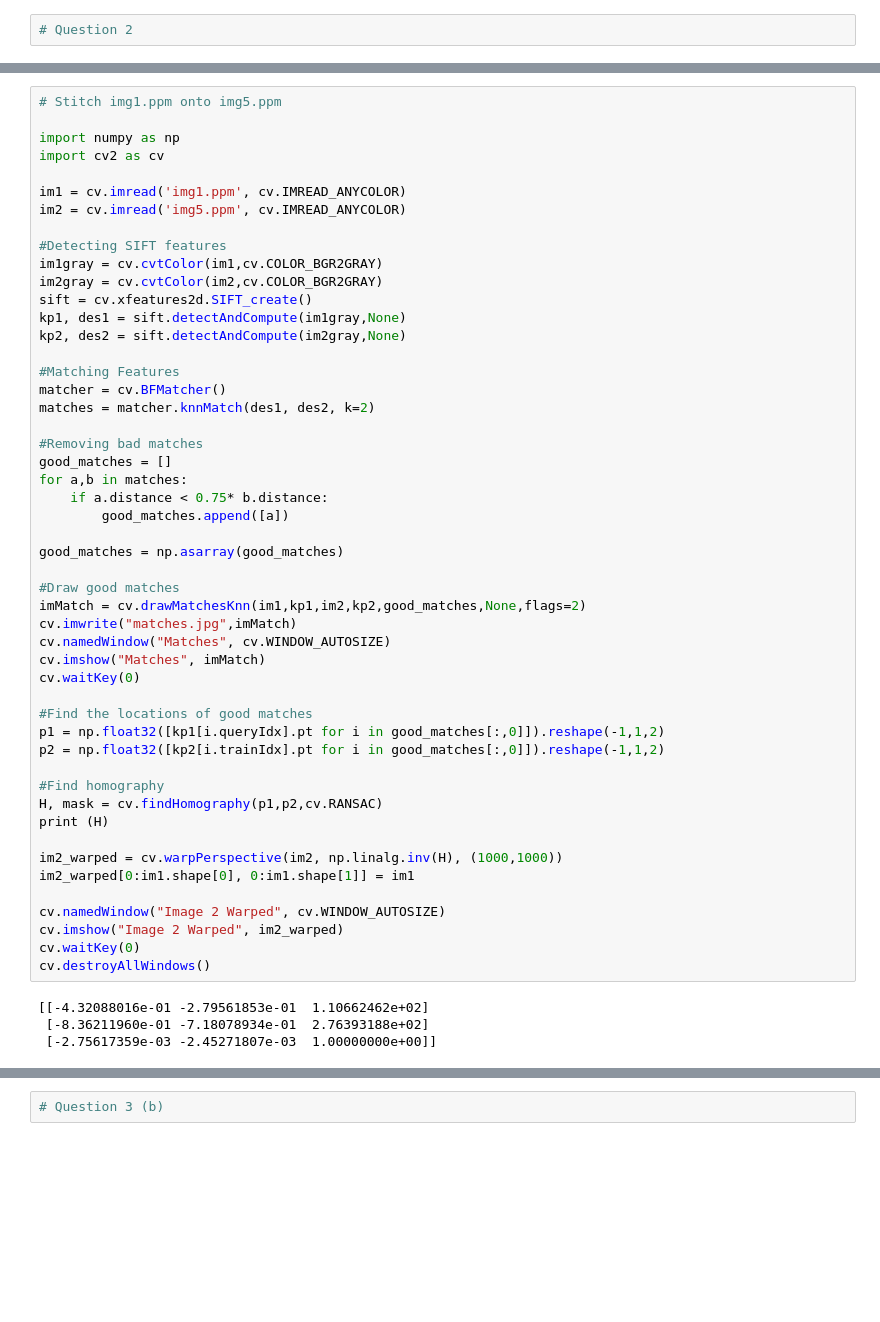
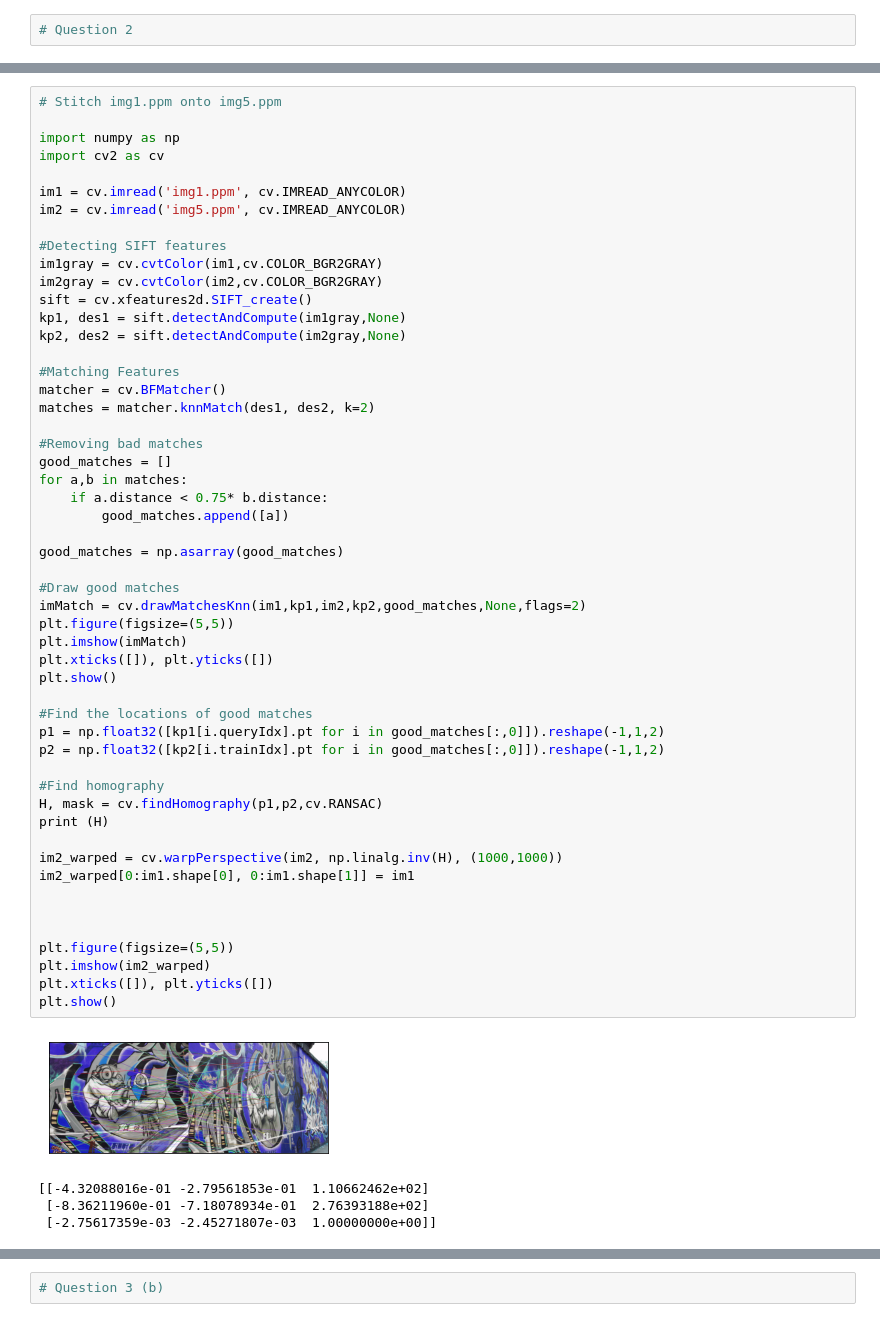
Before and after one commit to luxshan21/Image_Processing_Works_190364C, a Jupyter notebook: Assignments/Assignment_02/Assignment_02_190364C.ipynb, the cells around one changed output, grey strips where cells are left out. Drawn from its saved outputs; the diff is of its cells as text; blank space fills up the shorter version.

```diff
--- a/Assignments/Assignment_02/Assignment_02_190364C.ipynb
+++ b/Assignments/Assignment_02/Assignment_02_190364C.ipynb
@@ -72,41 +72,44 @@ sift = cv.xfeatures2d.SIFT_create()
 kp1, des1 = sift.detectAndCompute(im1gray,None)
 kp2, des2 = sift.detectAndCompute(im2gray,None)
 
 #Matching Features
 matcher = cv.BFMatcher()
 matches = matcher.knnMatch(des1, des2, k=2)
 
 #Removing bad matches
 good_matches = []
 for a,b in matches:
     if a.distance < 0.75* b.distance:
         good_matches.append([a])
 
 good_matches = np.asarray(good_matches)
 
 #Draw good matches
 imMatch = cv.drawMatchesKnn(im1,kp1,im2,kp2,good_matches,None,flags=2)
-cv.imwrite("matches.jpg",imMatch)
-cv.namedWindow("Matches", cv.WINDOW_AUTOSIZE)
-cv.imshow("Matches", imMatch)
-cv.waitKey(0)
+plt.figure(figsize=(5,5))
+plt.imshow(imMatch)
+plt.xticks([]), plt.yticks([])
+plt.show()
 
 #Find the locations of good matches
 p1 = np.float32([kp1[i.queryIdx].pt for i in good_matches[:,0]]).reshape(-1,1,2)
 p2 = np.float32([kp2[i.trainIdx].pt for i in good_matches[:,0]]).reshape(-1,1,2)
 
 #Find homography
 H, mask = cv.findHomography(p1,p2,cv.RANSAC)
 print (H)
 
 im2_warped = cv.warpPerspective(im2, np.linalg.inv(H), (1000,1000))
 im2_warped[0:im1.shape[0], 0:im1.shape[1]] = im1
 
-cv.namedWindow("Image 2 Warped", cv.WINDOW_AUTOSIZE)
-cv.imshow("Image 2 Warped", im2_warped)
-cv.waitKey(0)
-cv.destroyAllWindows()
+
+
+plt.figure(figsize=(5,5))
+plt.imshow(im2_warped)
+plt.xticks([]), plt.yticks([])
+plt.show()
 # %% [output]
+[figure, added]
 [[-4.32088016e-01 -2.79561853e-01  1.10662462e+02]
  [-8.36211960e-01 -7.18078934e-01  2.76393188e+02]
  [-2.75617359e-03 -2.45271807e-03  1.00000000e+00]]
```
Also changed, not shown: parts of 3 cells of this notebook.
